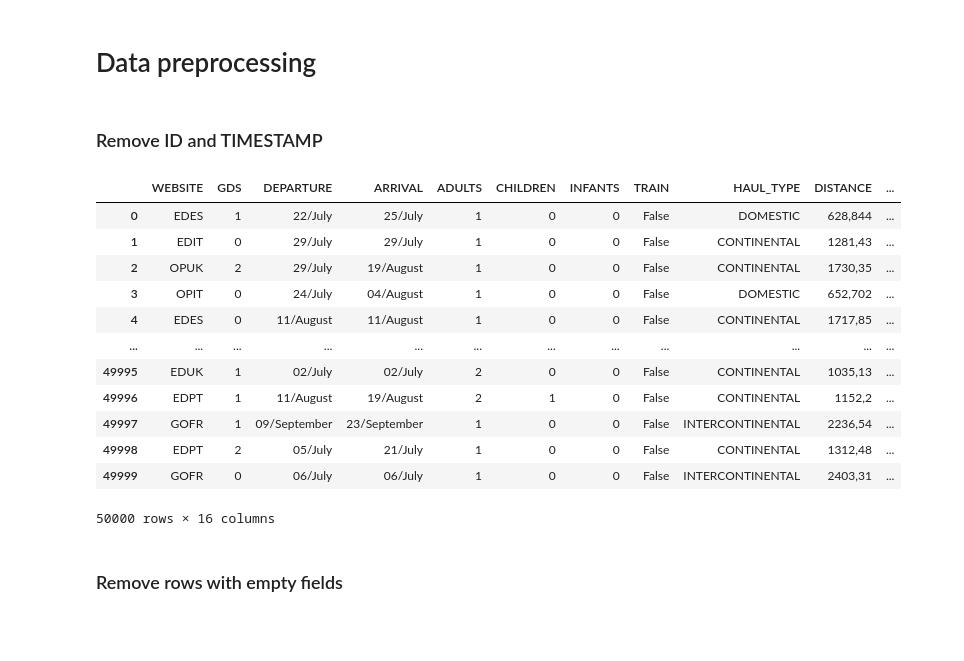
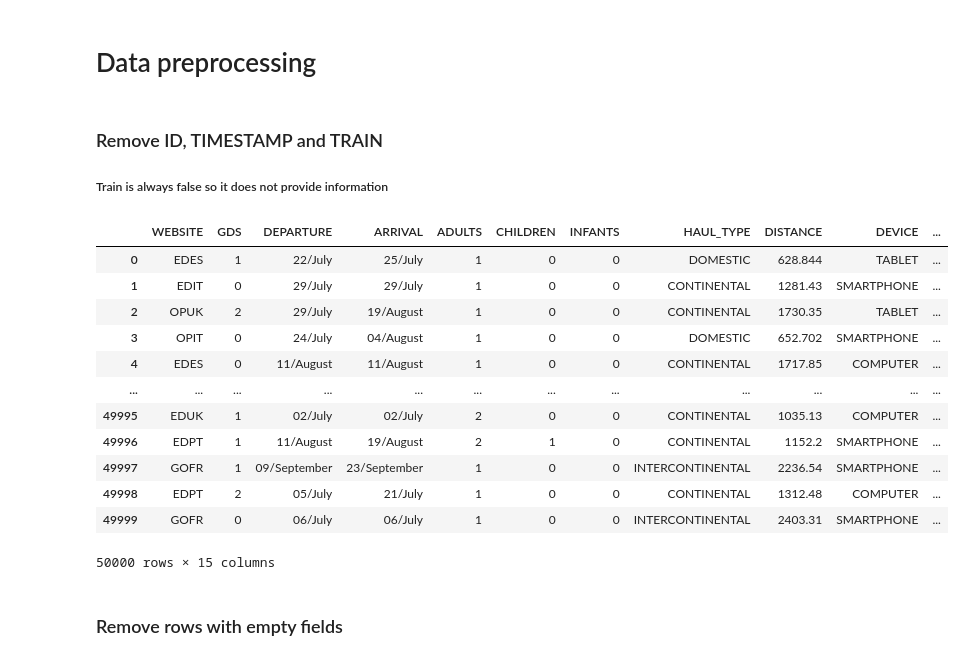
Before and after one commit to opartida/machine-learning-projects, a Jupyter notebook: edreams-test/baggagePrediction.ipynb, the cells around one changed output. Saved outputs shown, nothing was run; the diff lists cells and outputs as text; code cells hidden in the pictures; blank space fills up the shorter version.

Commit message:
process raw csv data

```diff
--- a/edreams-test/baggagePrediction.ipynb
+++ b/edreams-test/baggagePrediction.ipynb
@@ -43,2 +42,9 @@ print('TFDV version: {}'.format(tfdv.version.__version__))
 # %% [markdown]
 # Data loading
+# %%
+import os
+DATA = './data'
+TRAIN_DATA = os.path.join(DATA, 'train.csv')
+TEST_DATA = os.path.join(DATA, 'test.csv')
+PROCESSED_TRAIN_DATA = os.path.join(DATA, 'processed_train.csv')
+PROCESSED_TEST_DATA = os.path.join(DATA, 'processed_test.csv')
@@ -45,9 +73,7 @@ print('TFDV version: {}'.format(tfdv.version.__version__))
 # %%
-TRAIN_DATA = "./data/train.csv"
-TEST_DATA = "./data/test.csv"
-train_df = pd.read_csv(TRAIN_DATA, sep=";")
-test_df = pd.read_csv(TEST_DATA, sep=";")
-train_df.to_csv(TRAIN_DATA)
-test_df.to_csv(TEST_DATA)
+train_df = pd.read_csv(PROCESSED_TRAIN_DATA, sep=",")
+test_df = pd.read_csv(PROCESSED_TEST_DATA, sep=",")
+#test_df = test_df.reset_index(drop=True)
+#test_df.to_csv('./data/test.csv')
 display(train_df)
-display(train_df.info())
+display(test_df)
@@ -65,25 +120,27 @@ tfdv.visualize_statistics(lhs_statistics=train_stats,
 # %% [markdown]
 # Data preprocessing
-# %% [markdown]
-### Remove ID and TIMESTAMP
+# %% [markdown]
+### Remove ID, TIMESTAMP and TRAIN
+##### Train is always false so it does not provide information
 # %%
-train_df.drop(['ID', 'TIMESTAMP'],  axis='columns', inplace=True)
-test_df.drop(['ID', 'TIMESTAMP'],  axis='columns', inplace=True)
+DROP_COLS = ['ID', 'TIMESTAMP', 'TRAIN']
+train_df.drop(DROP_COLS,  axis='columns', inplace=True)
+test_df.drop(DROP_COLS,  axis='columns', inplace=True)
 display(train_df)
 # %% [output]
-|  | WEBSITE | GDS | DEPARTURE | ARRIVAL | ADULTS | CHILDREN | INFANTS | TRAIN | HAUL_TYPE | DISTANCE | ... |
-| 0 | EDES | 1 | 22/July | 25/July | 1 | 0 | 0 | False | DOMESTIC | 628,844 | ... |
-| 1 | EDIT | 0 | 29/July | 29/July | 1 | 0 | 0 | False | CONTINENTAL | 1281,43 | ... |
-| 2 | OPUK | 2 | 29/July | 19/August | 1 | 0 | 0 | False | CONTINENTAL | 1730,35 | ... |
-| 3 | OPIT | 0 | 24/July | 04/August | 1 | 0 | 0 | False | DOMESTIC | 652,702 | ... |
-| 4 | EDES | 0 | 11/August | 11/August | 1 | 0 | 0 | False | CONTINENTAL | 1717,85 | ... |
+|  | WEBSITE | GDS | DEPARTURE | ARRIVAL | ADULTS | CHILDREN | INFANTS | HAUL_TYPE | DISTANCE | DEVICE | ... |
+| 0 | EDES | 1 | 22/July | 25/July | 1 | 0 | 0 | DOMESTIC | 628.844 | TABLET | ... |
+| 1 | EDIT | 0 | 29/July | 29/July | 1 | 0 | 0 | CONTINENTAL | 1281.43 | SMARTPHONE | ... |
+| 2 | OPUK | 2 | 29/July | 19/August | 1 | 0 | 0 | CONTINENTAL | 1730.35 | TABLET | ... |
+| 3 | OPIT | 0 | 24/July | 04/August | 1 | 0 | 0 | DOMESTIC | 652.702 | SMARTPHONE | ... |
+| 4 | EDES | 0 | 11/August | 11/August | 1 | 0 | 0 | CONTINENTAL | 1717.85 | COMPUTER | ... |
 | ... | ... | ... | ... | ... | ... | ... | ... | ... | ... | ... | ... |
-| 49995 | EDUK | 1 | 02/July | 02/July | 2 | 0 | 0 | False | CONTINENTAL | 1035,13 | ... |
-| 49996 | EDPT | 1 | 11/August | 19/August | 2 | 1 | 0 | False | CONTINENTAL | 1152,2 | ... |
-| 49997 | GOFR | 1 | 09/September | 23/September | 1 | 0 | 0 | False | INTERCONTINENTAL | 2236,54 | ... |
-| 49998 | EDPT | 2 | 05/July | 21/July | 1 | 0 | 0 | False | CONTINENTAL | 1312,48 | ... |
-| 49999 | GOFR | 0 | 06/July | 06/July | 1 | 0 | 0 | False | INTERCONTINENTAL | 2403,31 | ... |
+| 49995 | EDUK | 1 | 02/July | 02/July | 2 | 0 | 0 | CONTINENTAL | 1035.13 | COMPUTER | ... |
+| 49996 | EDPT | 1 | 11/August | 19/August | 2 | 1 | 0 | CONTINENTAL | 1152.2 | SMARTPHONE | ... |
+| 49997 | GOFR | 1 | 09/September | 23/September | 1 | 0 | 0 | INTERCONTINENTAL | 2236.54 | SMARTPHONE | ... |
+| 49998 | EDPT | 2 | 05/July | 21/July | 1 | 0 | 0 | CONTINENTAL | 1312.48 | COMPUTER | ... |
+| 49999 | GOFR | 0 | 06/July | 06/July | 1 | 0 | 0 | INTERCONTINENTAL | 2403.31 | SMARTPHONE | ... |
-50000 rows × 16 columns
+50000 rows × 15 columns
 # %% [markdown]
 ### Remove rows with empty fields
 # %% [markdown]
```
Also changed, not shown: parts of 7 cells of this notebook, 5 other files.
